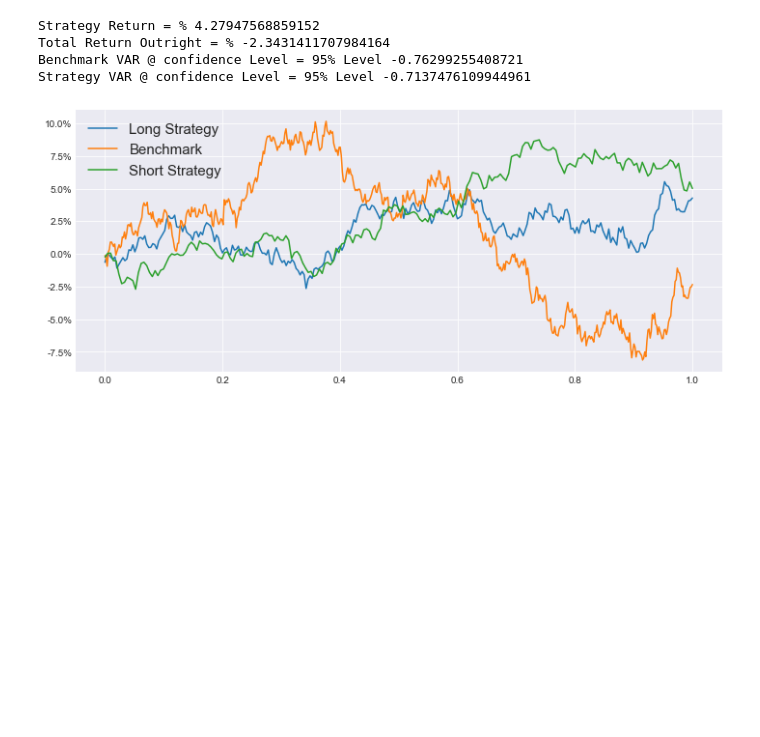
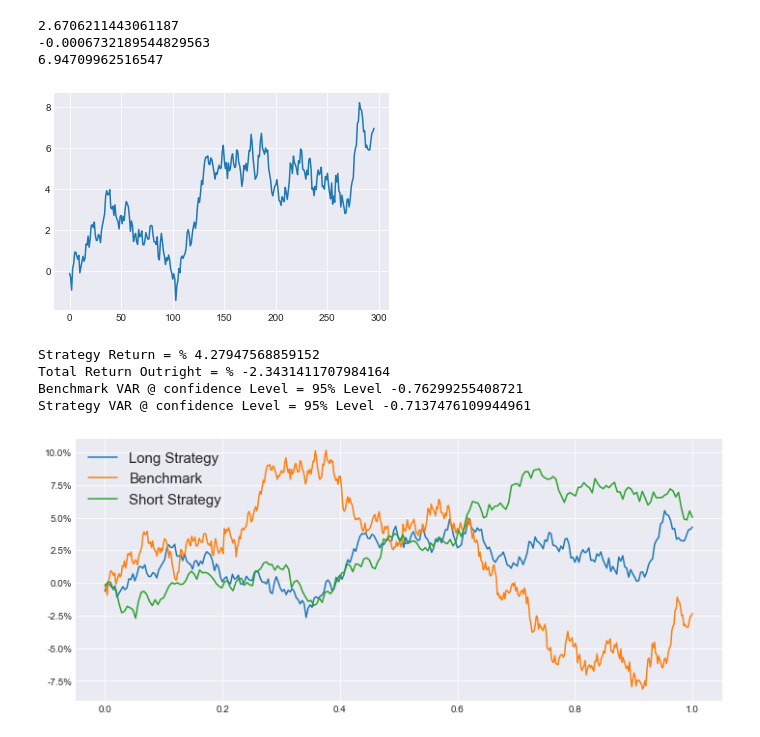
Before and after one commit to SpartonDawg/CMSE-201-Final, a Jupyter notebook: Back_Testing.ipynb, the cells around one changed output. Drawn from its saved outputs; the diff is of its cells as text; code cells hidden in the pictures; blank space fills up the shorter version.

Commit message:
Adding some random walk framework

```diff
--- a/Back_Testing.ipynb
+++ b/Back_Testing.ipynb
@@ -14,6 +14,68 @@ from scipy.stats import norm
 import warnings
 warnings.simplefilter(action='ignore', category=FutureWarning)
 sns.set_style("darkgrid")
+# %%
+#### Reading in Euro/Dollar Exchange Quotes
+sp = pd.read_csv("eurcsv.csv")
+
+#Defining Dates and Closing Prices
+close = sp['Price']
+date = sp['Date']
+
+def tester(date_in,price_in,technical):
+    buys = []
+    shorts = []
+    rets = []
+    s_rets = []
+    benchmark = []
+    date = pd.to_datetime(date_in)
+    twenty_six = price_in.ewm(span=26).mean()
+    twelve = price_in.ewm(span=12).mean()
+    macd = twelve - twenty_six
+    delta_macd = macd.pct_change(periods=2)
+
+    for i in range(len(price_in)-1):
+        if macd[i] > technical:
+            buys.append(i)
+    for i in buys:
+        j = int(i)
+        j1 = int(i+1)
+        returns = ((price_in[j1] - price_in[j])/price_in[j])*100
+        rets.append(returns)
+
+#    plt.plot(np.cumsum(rets))
+    total_return = np.cumsum(rets)
+    end_return = total_return[-1]
+    return end_return, rets
+
+tester(date,close,0)
+
+
+def random_walker(n):
+    starter = [0]
+
+    x_start, indicator = tester(date,close,starter[-1])
+    print(x_start)
+
+    for i in range(n):
+        test_x = np.random.uniform(-1,1)/300
+        random_return, indicator = tester(date,close,test_x)
+        test_return, notimportant = tester(date,close,starter[-1])
+        if random_return > test_return:
+            starter.append(test_x)
+    print(starter[-1])
+    x,y = tester(date,close,starter[-1])
+    print(x)
+    plt.plot(np.cumsum(y))
+
+
+
+random_walker(100)
+# %% [output]
+2.6706211443061187
+-0.0006732189544829563
+6.94709962516547
+[figure, added]
 # %%
 #Reading in Euro/Dollar Exchange Quotes
 sp = pd.read_csv("eurcsv.csv")
```
